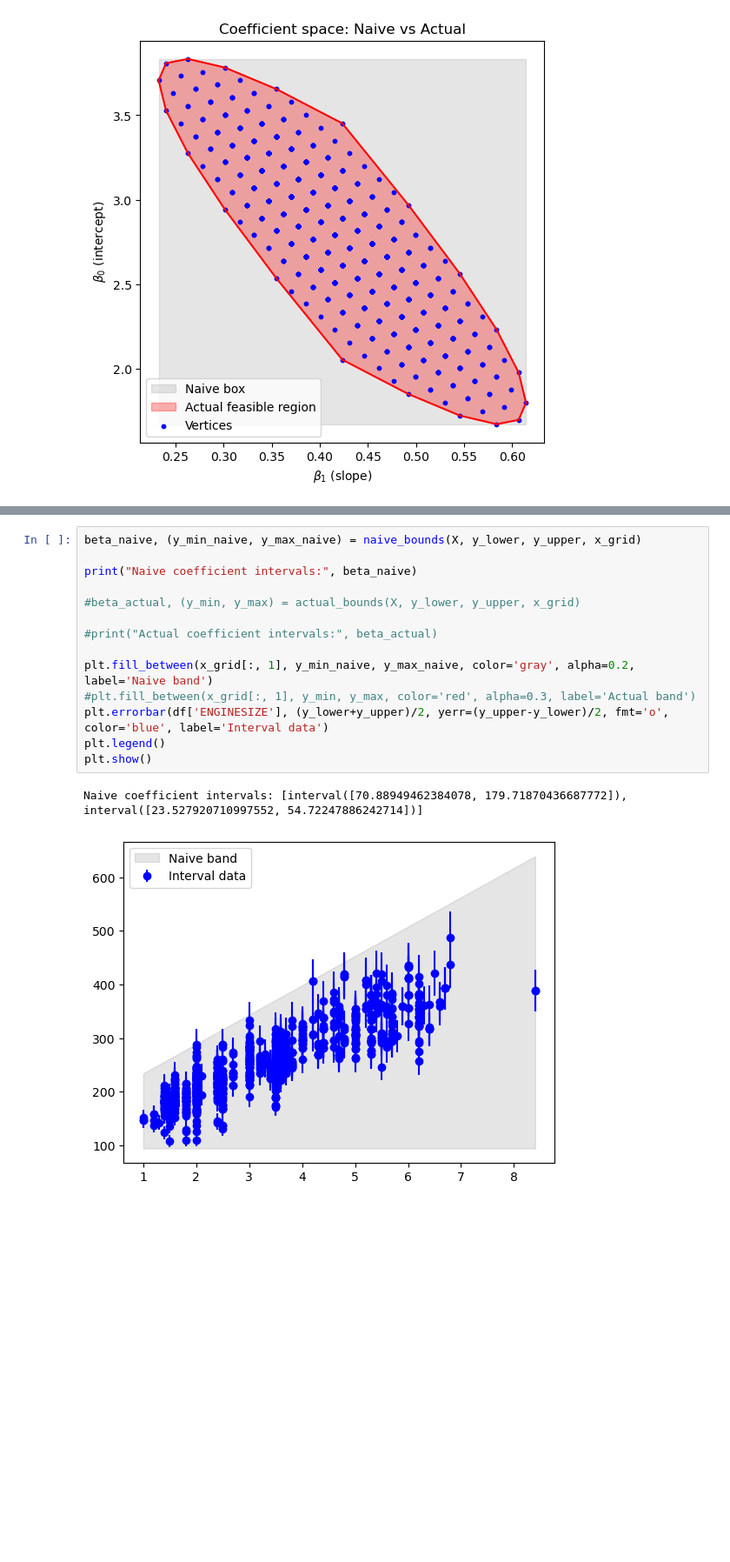
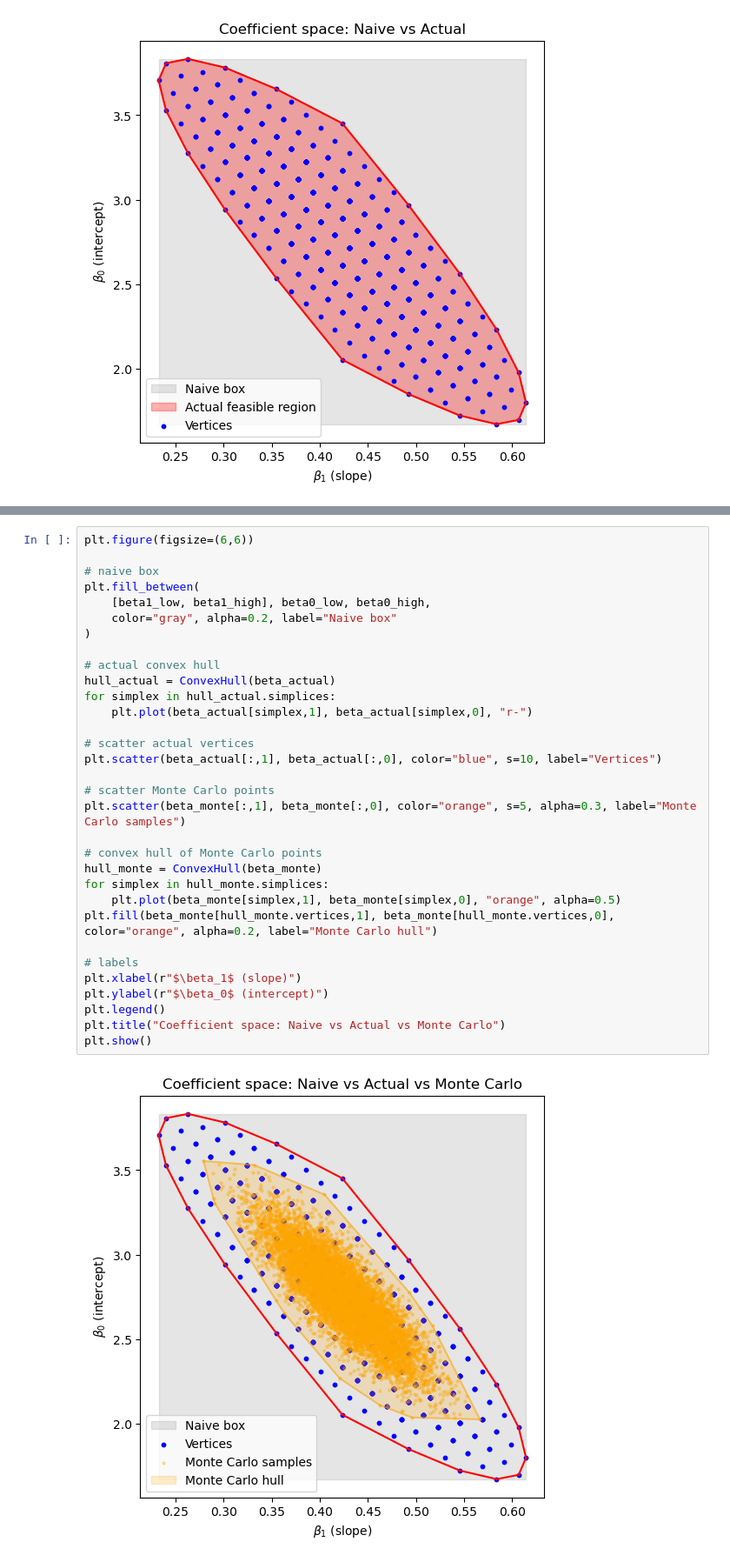
Before and after one commit to MattCodes03/Interval-Neural-Networks, a Jupyter notebook: dependency_problem.ipynb, the cells around one changed output, grey strips where cells are left out. Shown at 87% size. Drawn from its saved outputs; the diff is of its cells as text; blank space fills up the shorter version.

```diff
--- a/dependency_problem.ipynb
+++ b/dependency_problem.ipynb
@@ -163,17 +152,34 @@ print(df[["ENGINESIZE", "CO2EMISSIONS", "CO2_lower", "CO2_upper"]].head())
-# %%
-beta_naive, (y_min_naive, y_max_naive) = naive_bounds(X, y_lower, y_upper, x_grid)
-
-print("Naive coefficient intervals:", beta_naive)
-
-#beta_actual, (y_min, y_max) = actual_bounds(X, y_lower, y_upper, x_grid)
-
-#print("Actual coefficient intervals:", beta_actual)
-
-plt.fill_between(x_grid[:, 1], y_min_naive, y_max_naive, color='gray', alpha=0.2, label='Naive band')
-#plt.fill_between(x_grid[:, 1], y_min, y_max, color='red', alpha=0.3, label='Actual band')
-plt.errorbar(df['ENGINESIZE'], (y_lower+y_upper)/2, yerr=(y_upper-y_lower)/2, fmt='o', color='blue', label='Interval data')
-plt.legend()
-plt.show()
-# %% [output]
-Naive coefficient intervals: [interval([70.88949462384078, 179.71870436687772]), interval([23.527920710997552, 54.72247886242714])]
-[figure, removed]
+# %%
+plt.figure(figsize=(6,6))
+
+# naive box
+plt.fill_between(
+    [beta1_low, beta1_high], beta0_low, beta0_high,
+    color="gray", alpha=0.2, label="Naive box"
+)
+
+# actual convex hull
+hull_actual = ConvexHull(beta_actual)
+for simplex in hull_actual.simplices:
+    plt.plot(beta_actual[simplex,1], beta_actual[simplex,0], "r-")
+
+# scatter actual vertices
+plt.scatter(beta_actual[:,1], beta_actual[:,0], color="blue", s=10, label="Vertices")
+
+# scatter Monte Carlo points
+plt.scatter(beta_monte[:,1], beta_monte[:,0], color="orange", s=5, alpha=0.3, label="Monte Carlo samples")
+
+# convex hull of Monte Carlo points
+hull_monte = ConvexHull(beta_monte)
+for simplex in hull_monte.simplices:
+    plt.plot(beta_monte[simplex,1], beta_monte[simplex,0], "orange", alpha=0.5)
+plt.fill(beta_monte[hull_monte.vertices,1], beta_monte[hull_monte.vertices,0], color="orange", alpha=0.2, label="Monte Carlo hull")
+
+# labels
+plt.xlabel(r"$\beta_1$ (slope)")
+plt.ylabel(r"$\beta_0$ (intercept)")
+plt.legend()
+plt.title("Coefficient space: Naive vs Actual vs Monte Carlo")
+plt.show()
+# %% [output]
+[figure, added]
```
Also changed, not shown: parts of 3 cells of this notebook.
